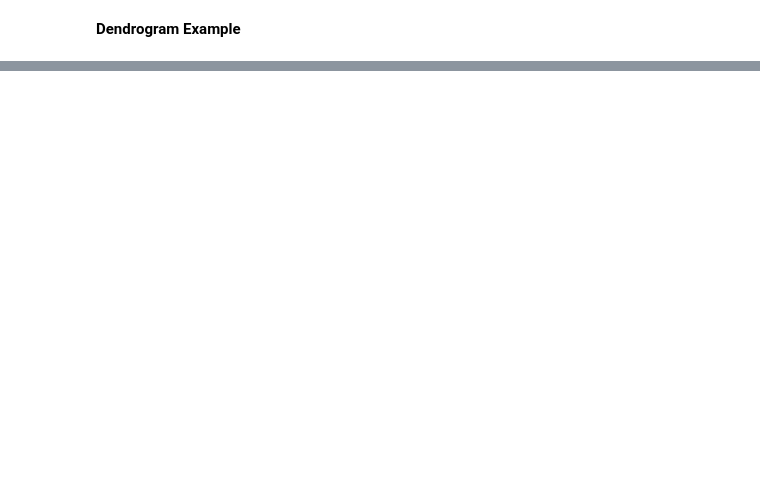
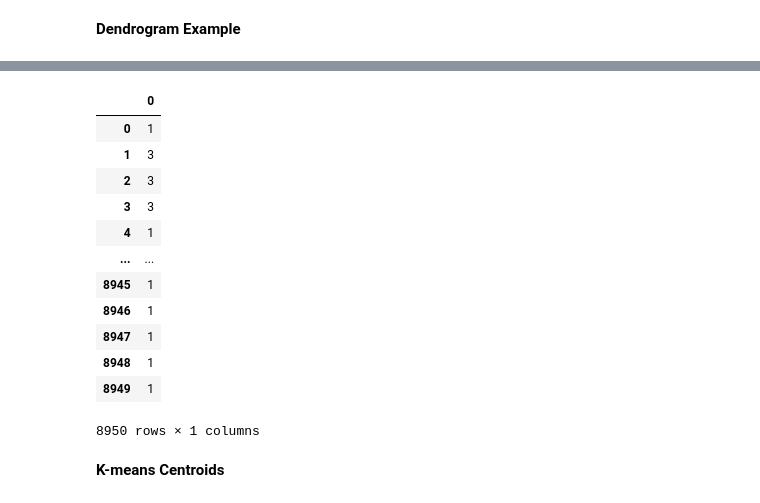
Before and after one commit to rafikaTab/CHECKPOINT_1, a Jupyter notebook: K-means & Hierarchical Clustering.ipynb, the cells around one changed output, grey strips where cells are left out. Saved outputs shown, nothing was run; the diff lists cells and outputs as text; code cells hidden in the pictures; blank space fills up the shorter version.

```diff
--- a/K-means & Hierarchical Clustering.ipynb
+++ b/K-means & Hierarchical Clustering.ipynb
@@ -225,0 +236,19 @@ dend=shc.dendrogram(shc.linkage(data, method="complete"))
+# %%
+labels=pd.DataFrame(kmeans.labels_)
+labels
+# %% [output]
+|  | 0 |
+| 0 | 1 |
+| 1 | 3 |
+| 2 | 3 |
+| 3 | 3 |
+| 4 | 1 |
+| ... | ... |
+| 8945 | 1 |
+| 8946 | 1 |
+| 8947 | 1 |
+| 8948 | 1 |
+| 8949 | 1 |
+8950 rows × 1 columns
+# %% [markdown]
+**K-means Centroids**
```
Also changed, not shown: parts of 10 cells of this notebook.
